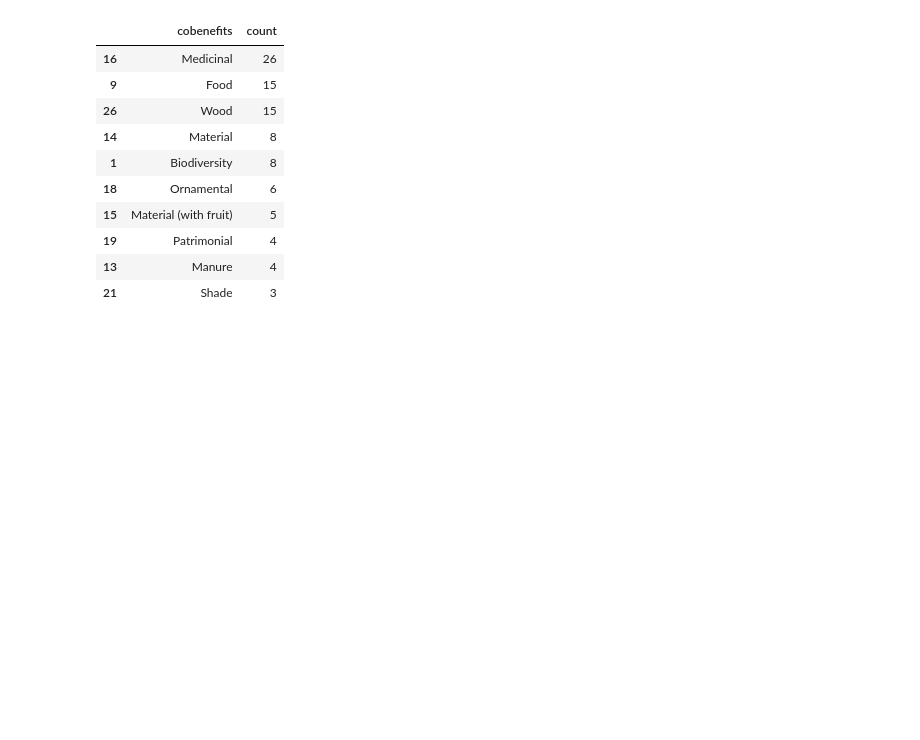
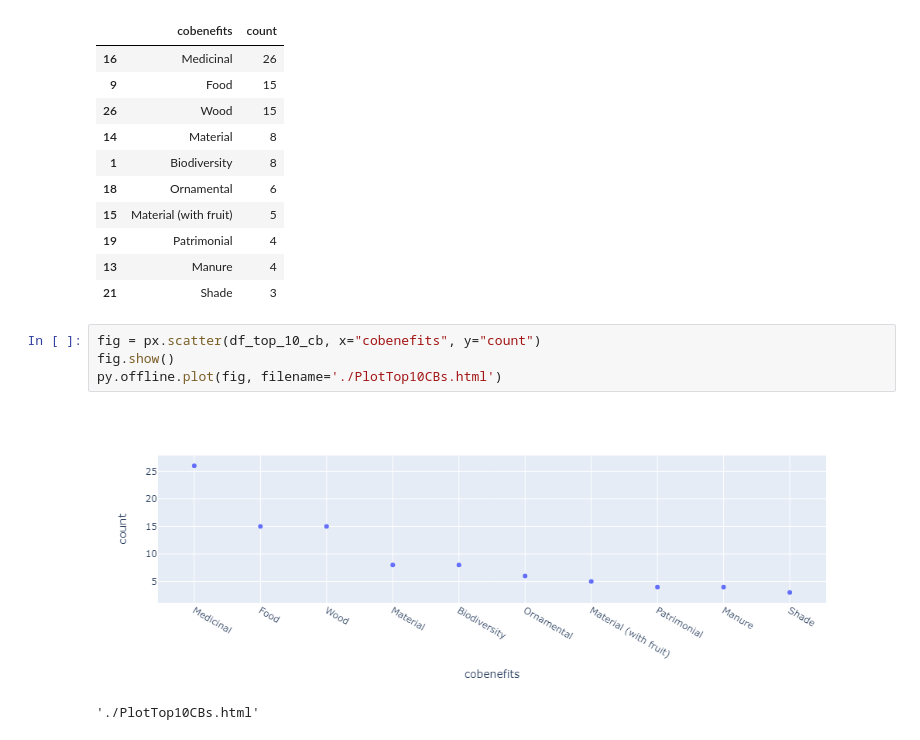
Before and after one commit to SametMohamedRayen/MorfoTechnicalTest, a Jupyter notebook: main.ipynb, the cells around one changed output. Cells and saved outputs as stored; diff of their text form; blank space fills up the shorter version.

```diff
--- a/main.ipynb
+++ b/main.ipynb
@@ -45,3 +45,10 @@ df_top_10_cb
 | 19 | Patrimonial | 4 |
 | 13 | Manure | 4 |
 | 21 | Shade | 3 |
+# %%
+fig = px.scatter(df_top_10_cb, x="cobenefits", y="count")
+fig.show()
+py.offline.plot(fig, filename='./PlotTop10CBs.html')
+# %% [output]
+[figure, added]
+'./PlotTop10CBs.html'
```
Also changed, not shown: parts of 1 cell of this notebook.
